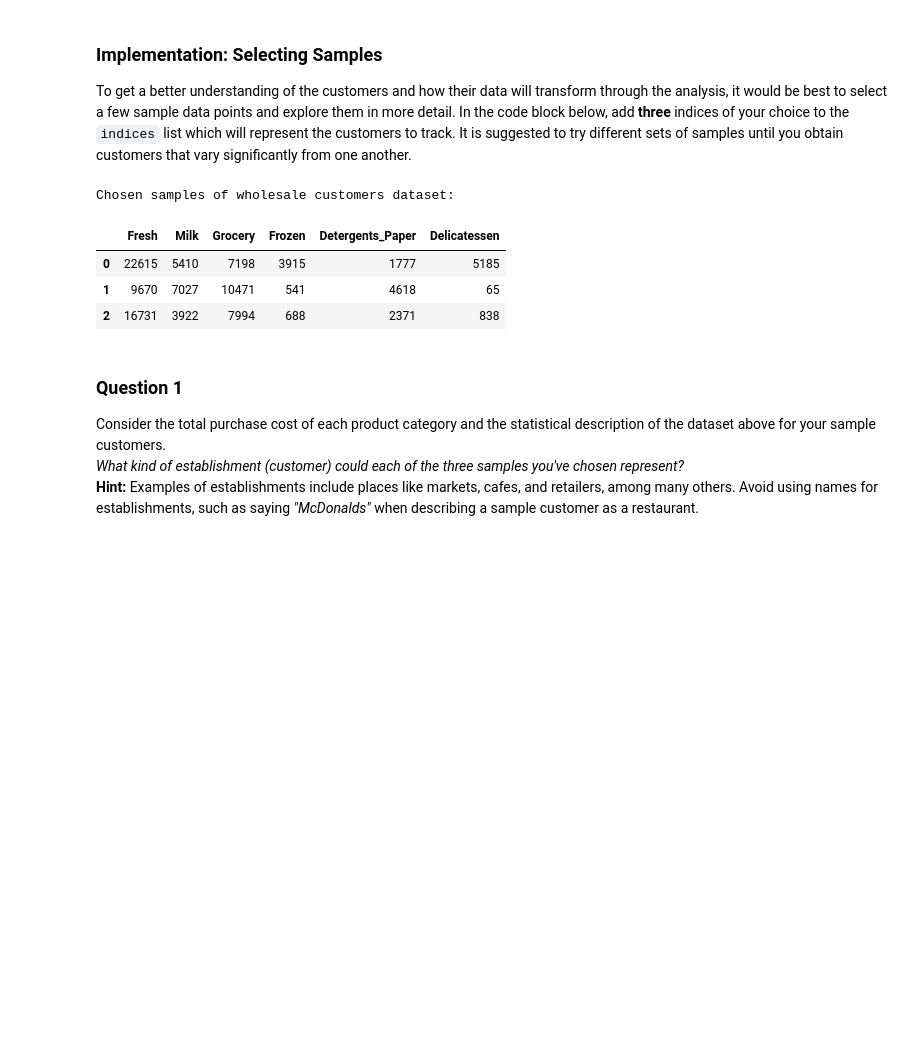
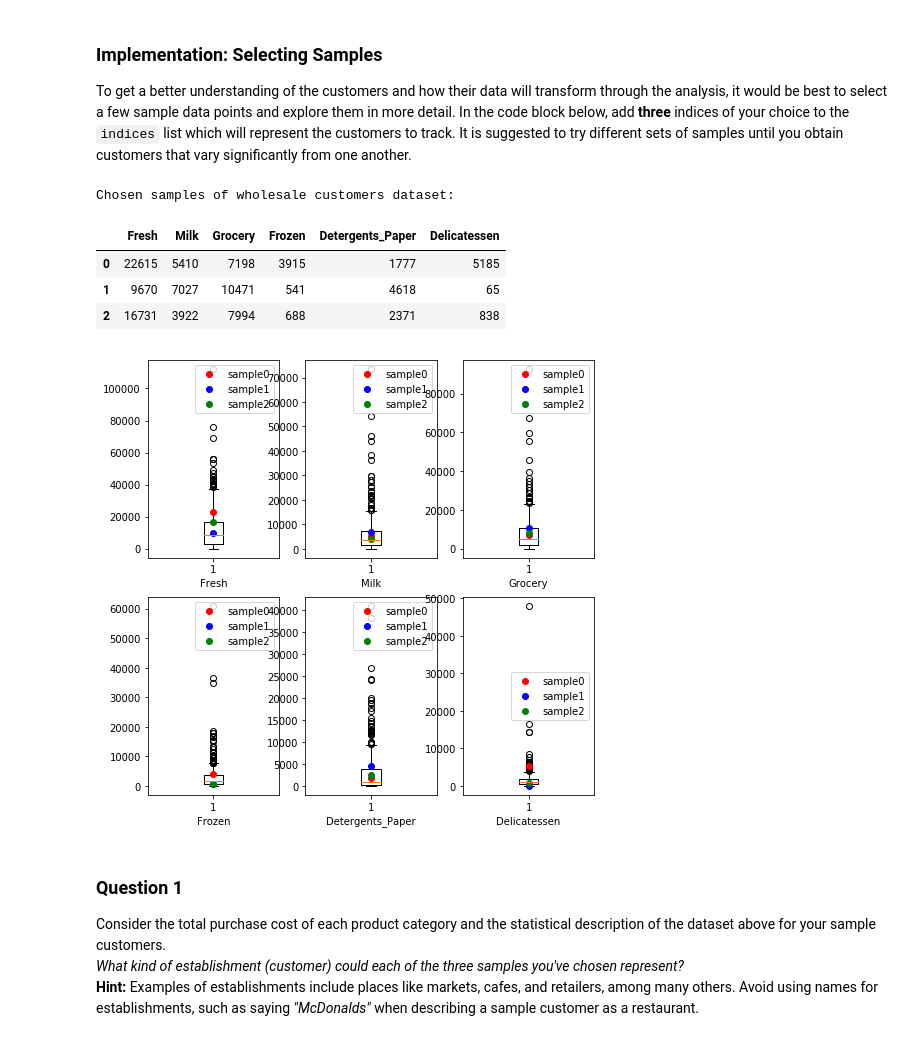
Before and after one commit to leexa90/ML_nanodegree, a Jupyter notebook: projects/customer_segments/customer_segments.ipynb, the cells around one changed output. Saved outputs shown, nothing was run; the diff lists cells and outputs as text; code cells hidden in the pictures; blank space fills up the shorter version.

```diff
--- a/projects/customer_segments/customer_segments.ipynb
+++ b/projects/customer_segments/customer_segments.ipynb
@@ -66,17 +66,28 @@ To get a better understanding of the customers and how their data will transform
 # %%
 # TODO: Select three indices of your choice you wish to sample from the dataset
 indices = [4,44,434]
 
 # Create a DataFrame of the chosen samples
 samples = pd.DataFrame(data.loc[indices], columns = data.keys()).reset_index(drop = True)
 print "Chosen samples of wholesale customers dataset:"
 display(samples)
+import matplotlib.pyplot as plt
+f, ax = plt.subplots(2,3,figsize=(8,8))
+for i in range(6):
+    ax[i//3,i%3].boxplot(data[data.keys()[i]],meanline=True) #points above median +- 1.5 interquartile range are shown as white circles
+    ax[i//3,i%3].set_xlabel(data.keys()[i])
+    # plot individual points
+    ax[i//3,i%3].plot([1],samples[data.keys()[i]].iloc[0],'ro',label='sample0')
+    ax[i//3,i%3].plot([1],samples[data.keys()[i]].iloc[1],'bo',label='sample1')
+    ax[i//3,i%3].plot([1],samples[data.keys()[i]].iloc[2],'go',label='sample2')
+    ax[i//3,i%3].legend()
 # %% [output]
 Chosen samples of wholesale customers dataset:
 |  | Fresh | Milk | Grocery | Frozen | Detergents_Paper | Delicatessen |
 | 0 | 22615 | 5410 | 7198 | 3915 | 1777 | 5185 |
 | 1 | 9670 | 7027 | 10471 | 541 | 4618 | 65 |
 | 2 | 16731 | 3922 | 7994 | 688 | 2371 | 838 |
+[figure, added]
 # %% [markdown]
 ### Question 1
 Consider the total purchase cost of each product category and the statistical description of the dataset above for your sample customers.
```
Also changed, not shown: parts of 21 cells of this notebook, 1 other file.
